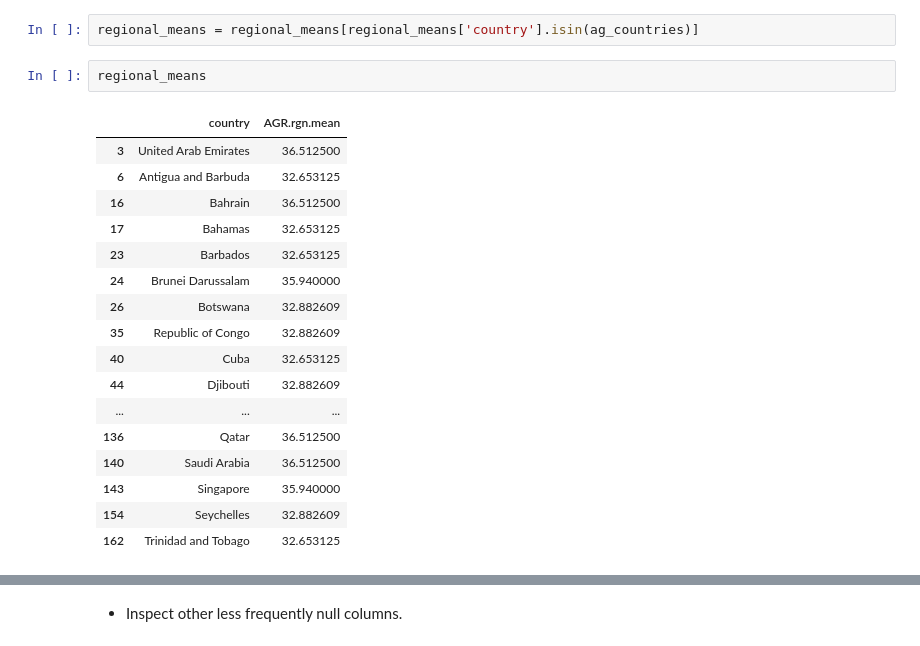
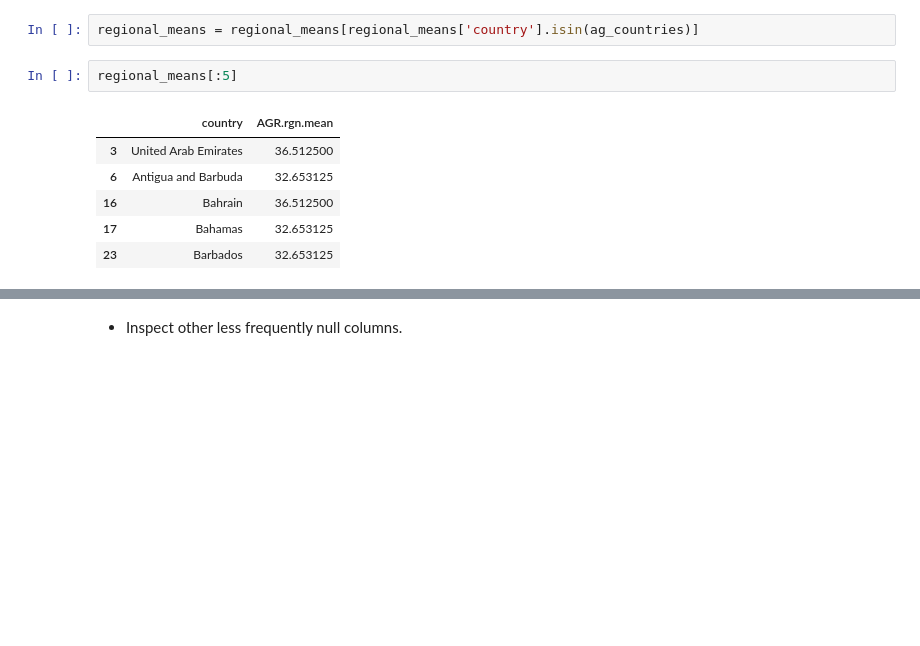
Before and after one commit to Avanyali/EPIDemographicModel, a Jupyter notebook: Step2_DataCleaning&Exploration.ipynb, the cells around one changed output, grey strips where cells are left out. Cells and saved outputs as stored; diff of their text form; blank space fills up the shorter version.

```diff
--- a/Step2_DataCleaning&Exploration.ipynb
+++ b/Step2_DataCleaning&Exploration.ipynb
@@ -190,22 +190,11 @@ regional_means = regional[[ 'country','AGR.rgn.mean']]
 # %%
 regional_means = regional_means[regional_means['country'].isin(ag_countries)]
 # %%
-regional_means
+regional_means[:5]
 # %% [output]
 |  | country | AGR.rgn.mean |
 | 3 | United Arab Emirates | 36.512500 |
 | 6 | Antigua and Barbuda | 32.653125 |
 | 16 | Bahrain | 36.512500 |
 | 17 | Bahamas | 32.653125 |
 | 23 | Barbados | 32.653125 |
-| 24 | Brunei Darussalam | 35.940000 |
-| 26 | Botswana | 32.882609 |
-| 35 | Republic of Congo | 32.882609 |
-| 40 | Cuba | 32.653125 |
-| 44 | Djibouti | 32.882609 |
-| ... | ... | ... |
-| 136 | Qatar | 36.512500 |
-| 140 | Saudi Arabia | 36.512500 |
-| 143 | Singapore | 35.940000 |
-| 154 | Seychelles | 32.882609 |
-| 162 | Trinidad and Tobago | 32.653125 |
```
Also changed, not shown: parts of 12 cells of this notebook.
